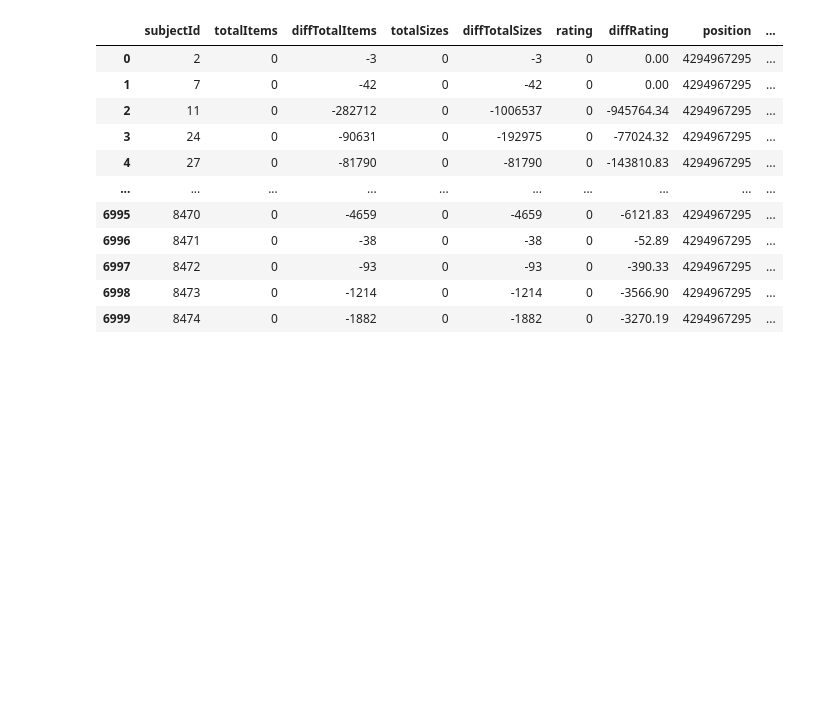
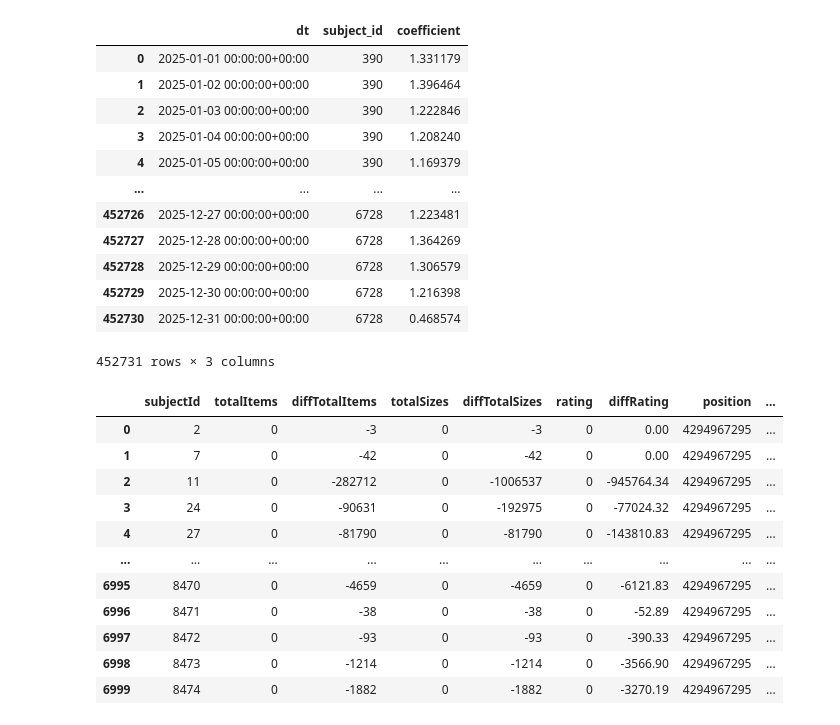
Before and after one commit to vnaumq/mini-dwh-sales-pipeline, a Jupyter notebook: dags/parsing.ipynb, the cells around one changed output. Cells and saved outputs as stored; diff of their text form; code cells hidden in the pictures; blank space fills up the shorter version.

```diff
--- a/dags/parsing.ipynb
+++ b/dags/parsing.ipynb
@@ -12,3 +84,19 @@ import os
+# %%
+df
+# %% [output]
+|  | dt | subject_id | coefficient |
+| 0 | 2025-01-01 00:00:00+00:00 | 390 | 1.331179 |
+| 1 | 2025-01-02 00:00:00+00:00 | 390 | 1.396464 |
+| 2 | 2025-01-03 00:00:00+00:00 | 390 | 1.222846 |
+| 3 | 2025-01-04 00:00:00+00:00 | 390 | 1.208240 |
+| 4 | 2025-01-05 00:00:00+00:00 | 390 | 1.169379 |
+| ... | ... | ... | ... |
+| 452726 | 2025-12-27 00:00:00+00:00 | 6728 | 1.223481 |
+| 452727 | 2025-12-28 00:00:00+00:00 | 6728 | 1.364269 |
+| 452728 | 2025-12-29 00:00:00+00:00 | 6728 | 1.306579 |
+| 452729 | 2025-12-30 00:00:00+00:00 | 6728 | 1.216398 |
+| 452730 | 2025-12-31 00:00:00+00:00 | 6728 | 0.468574 |
+452731 rows × 3 columns
 # %%
 df = pd.read_csv('/Users/vnaumq/code/projects/mini-dwh-sales-pipeline/dags/file/info_subject_30_days.csv')
 # %%
```
Also changed, not shown: parts of 8 cells of this notebook, 28 other files.
